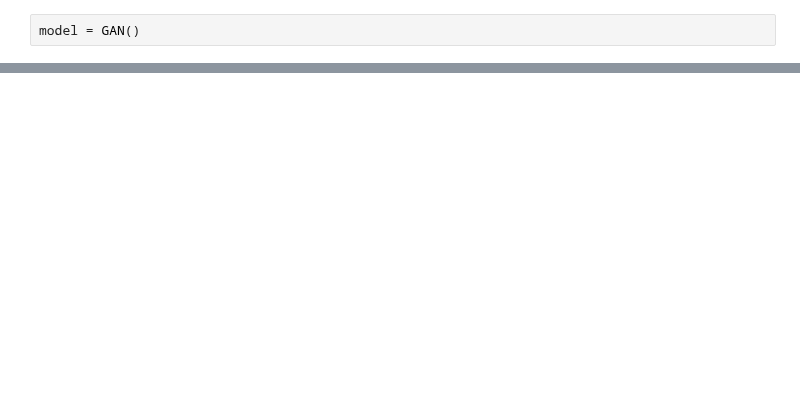
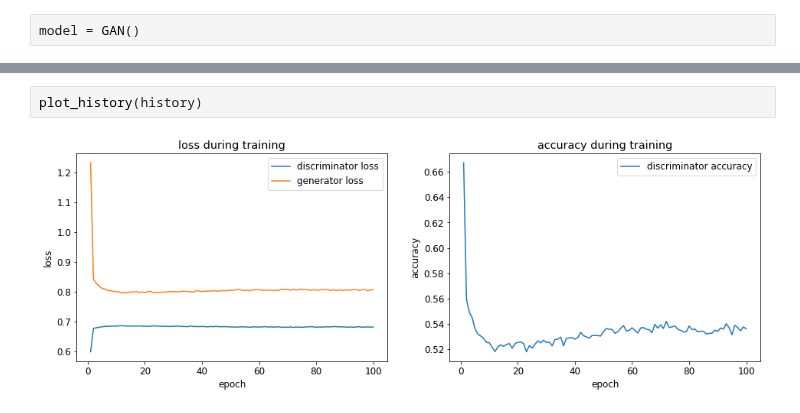
Before and after one commit to czyzi0/ml-notebooks, a Jupyter notebook: notebooks/mnist-gan.ipynb, the cells around one changed output, grey strips where cells are left out. Drawn from its saved outputs; the diff is of its cells as text; blank space fills up the shorter version.

```diff
--- a/notebooks/mnist-gan.ipynb
+++ b/notebooks/mnist-gan.ipynb
@@ -273,0 +464,4 @@ plot_history(history)
+# %%
+plot_history(history)
+# %% [output]
+[figure, added]
```
Also changed, not shown: parts of 6 cells of this notebook.
